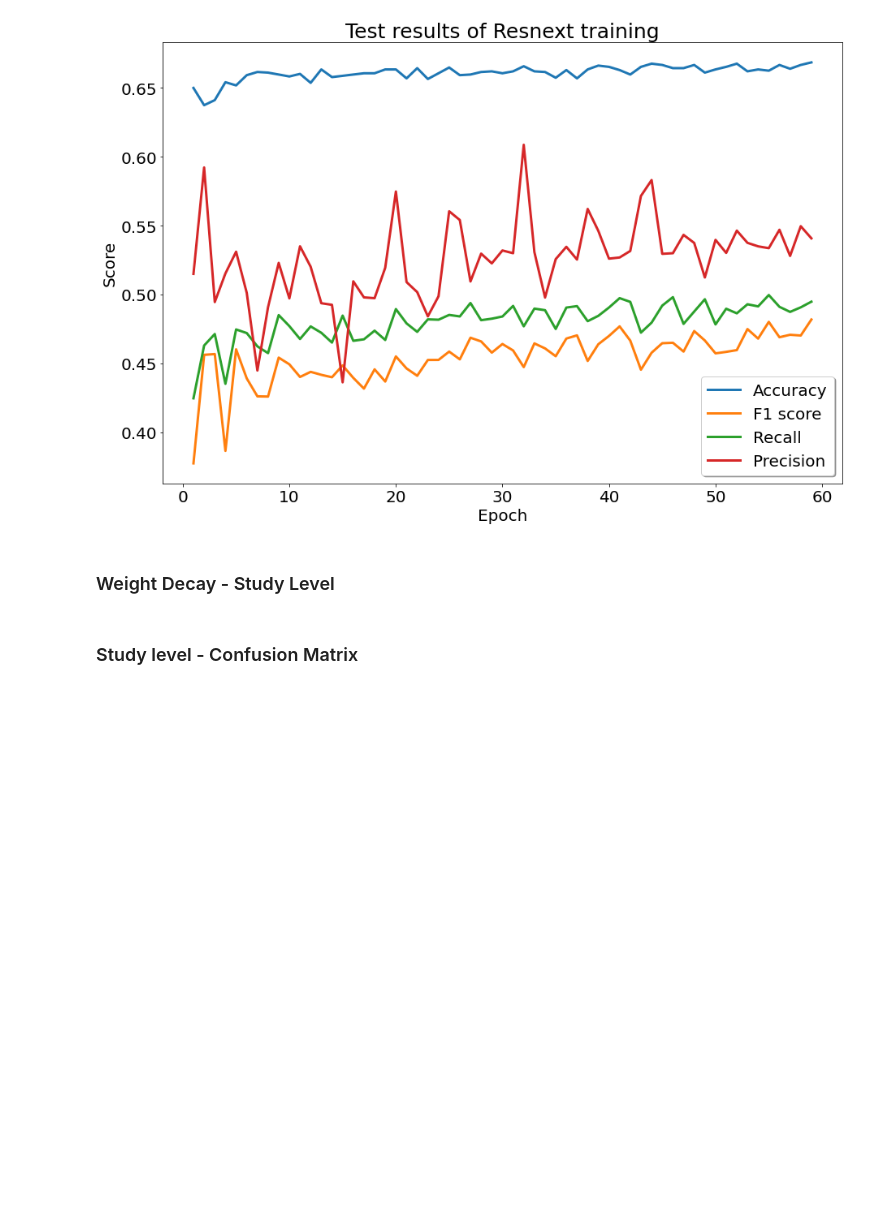
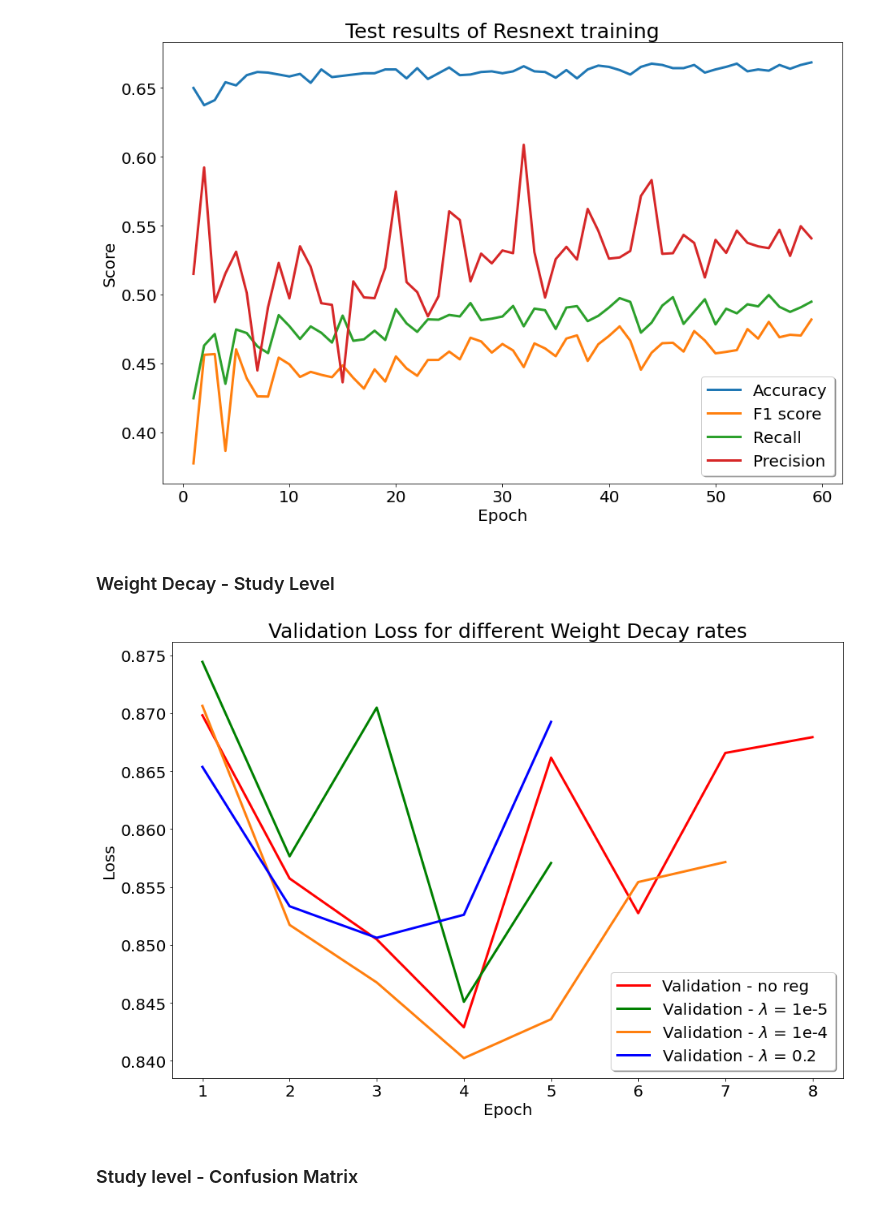
Before and after one commit to JulianSe26/aml-project, a Jupyter notebook: src/model-evaluations.ipynb, the cells around one changed output. Drawn from its saved outputs; the diff is of its cells as text; code cells hidden in the pictures; blank space fills up the shorter version.

Commit message:
Added weight decay overview

```diff
--- a/src/model-evaluations.ipynb
+++ b/src/model-evaluations.ipynb
@@ -175,3 +173,42 @@ fig.savefig("../imgs/models/test_metrics_study_58.png",dpi=200)
+# %%
+val_no_reg = np.load("./study/metrics/SGD_lr0-0001_m0-9_cos0-05_b15_no_reg/study_resnext_SGD_lr0-0001_m0-9_cos0-05_b15_no_reg_epoch12_val_loss.npy")
+train_no_reg = np.load("./study/metrics/SGD_lr0-0001_m0-9_cos0-05_b15_no_reg/study_resnext_SGD_lr0-0001_m0-9_cos0-05_b15_no_reg_epoch12_train_loss.npy")
+
+val_1e5 = np.load("./study/metrics/SGD_lr0-0001_m0-9_cos0-05_l2_1e-5_b15/study_resnext_SGD_lr0-0001_m0-9_cos0-05_l2_1e-5_b15_epoch4_val_loss.npy")
+train_1e5 = np.load("./study/metrics/SGD_lr0-0001_m0-9_cos0-05_l2_1e-5_b15/study_resnext_SGD_lr0-0001_m0-9_cos0-05_l2_1e-5_b15_epoch4_train_loss.npy")
+
+val_1e4 = np.load("./study/metrics/SGD_lr0-0001_m0-9_cos0-05_l2_1e-4_b15/study_resnext_SGD_lr0-0001_m0-9_cos0-05_l2_1e-4_b15_epoch6_val_loss.npy")
+train_1e4 = np.load("./study/metrics/SGD_lr0-0001_m0-9_cos0-05_l2_1e-4_b15/study_resnext_SGD_lr0-0001_m0-9_cos0-05_l2_1e-4_b15_epoch6_train_loss.npy")
+
+val_0_2 = np.load("./study/metrics/SGD_lr0-0001_m0-9_cos0-05_l2_2e-4_b15/study_resnext_SGD_lr0-0001_m0-9_cos0-05_l2_2e-4_b15_epoch4_val_loss.npy")
+train_0_2 = np.load("./study/metrics/SGD_lr0-0001_m0-9_cos0-05_l2_2e-4_b15/study_resnext_SGD_lr0-0001_m0-9_cos0-05_l2_2e-4_b15_epoch4_train_loss.npy")
+# %%
+x = [i+1 for i in range(8)]
+fig = plt.figure(figsize=(15,10))
+#plt.plot(x,train_no_reg[:8], label="Train - no reg", linewidth=3, linestyle="--", c='r')
+plt.plot(x,val_no_reg[:8], label="Validation - no reg", linewidth=3, c='r')
+
+#plt.plot(x[:5],train_1e5 , label="Train - \lambda = 1e-5", linewidth=3, linestyle="--", c='g')
+plt.plot(x[:5],val_1e5, label="Validation - $\lambda$ = 1e-5", linewidth=3, c='g')
+
+
+#plt.plot(x[:7],train_1e4 , label="Train - \lambda = 1e-4", linewidth=3, linestyle="--", c='tab:orange')
+plt.plot(x[:7],val_1e4, label="Validation - $\lambda$ = 1e-4", linewidth=3, c='tab:orange')
+
+#plt.plot(x[:5],train_0_2 , label="Train - \lambda = 0.2", linewidth=3, linestyle="--", c='b')
+plt.plot(x[:5],val_0_2, label="Validation - $\lambda$ = 0.2", linewidth=3, c='b')
+
+plt.title("Validation Loss for different Weight Decay rates", fontsize=25)
+plt.ylabel("Loss",fontsize=20)
+plt.xlabel("Epoch",fontsize=20)
+plt.legend(shadow=True, prop={'size': 20})
+plt.xticks(fontsize=20 )
+plt.yticks(fontsize=20 )
+plt.show(block=True)
+
+fig.savefig("../imgs/models/reg_study_weight_decay.png",dpi=200)
+# %% [output]
+[figure, added]
 # %% [markdown]
 ### Study level - Confusion Matrix
 # %%
```
Also changed, not shown: parts of 1 cell of this notebook, 4 other files.
